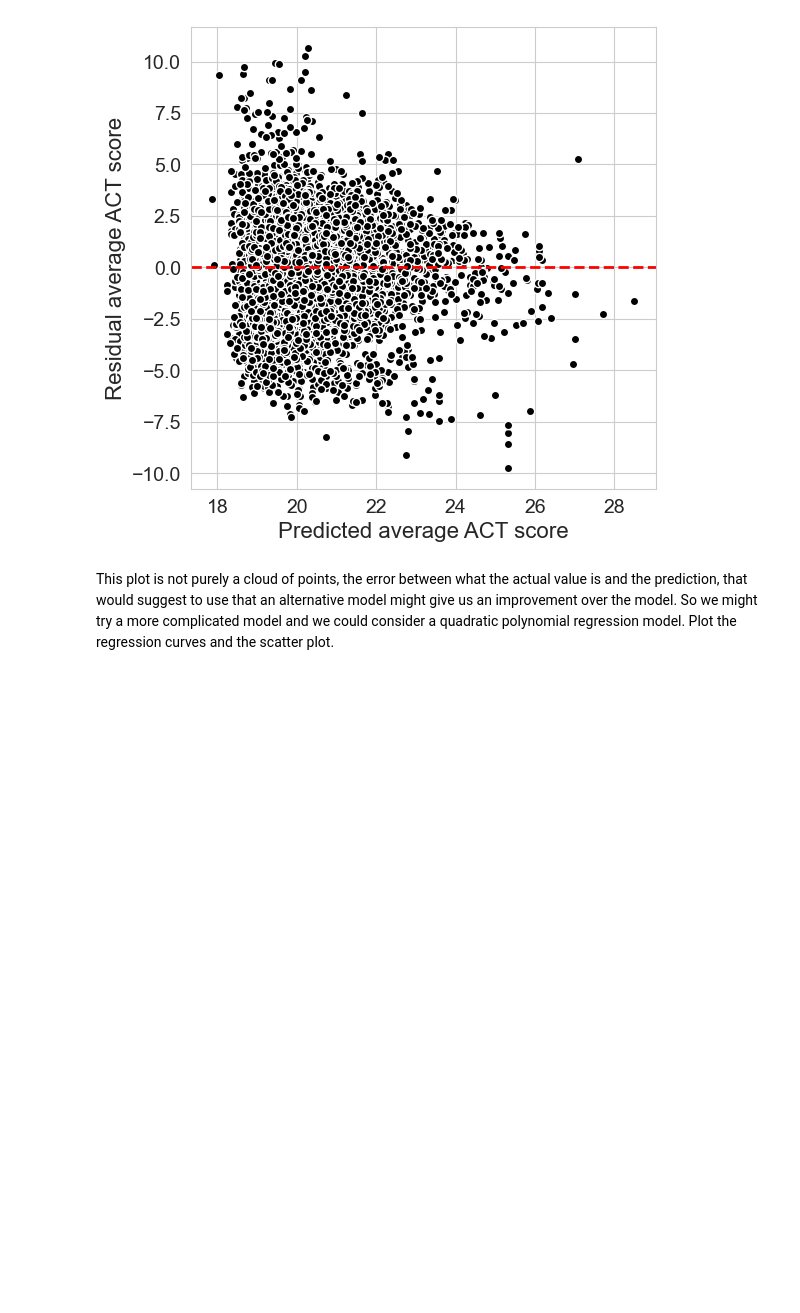
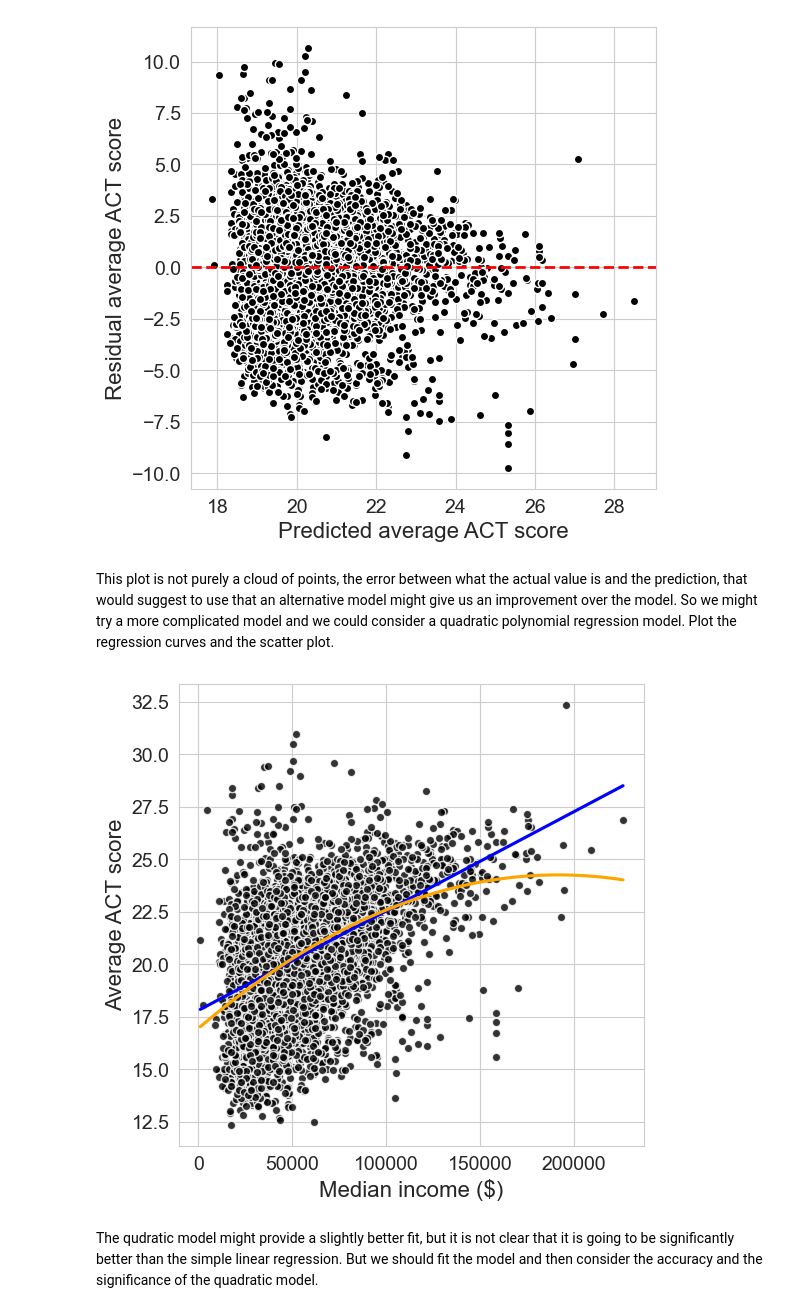
Before and after one commit to TheCong07/data-5100-foundations-of-data-science, a Jupyter notebook: education/code/Education.ipynb, the cells around one changed output. Saved outputs shown, nothing was run; the diff lists cells and outputs as text; code cells hidden in the pictures; blank space fills up the shorter version.

Commit message:
added single predictor model creation

```diff
--- a/education/code/Education.ipynb
+++ b/education/code/Education.ipynb
@@ -661,3 +662,31 @@ plt.show()
 This plot is not purely a cloud of points, the error between what the actual value is and the prediction, that would suggest to use that an alternative model might give us an improvement over the model. So we might try a more complicated model and we could consider a quadratic polynomial regression model. Plot the regression curves and the scatter plot.
 # %%
 plt.figure(figsize=(6, 6))
+
+sns.regplot(data=df,
+            x='median_income',
+            y='average_act',
+            color='blue',
+            ci=False,
+            scatter_kws={'color': 'black', 'edgecolors': 'white', 'linewidths': 1}
+            )
+
+sns.regplot(data=df,
+            x='median_income',
+            y='average_act',
+            order=2,
+            color='orange',
+            ci=False,
+            scatter=False
+            )
+
+plt.xlabel("Median income ($)", fontsize=16)
+plt.ylabel("Average ACT score", fontsize=16)
+
+plt.tick_params(labelsize=14)
+
+plt.show()
+# %% [output]
+[figure, added]
+# %% [markdown]
+The qudratic model might provide a slightly better fit, but it is not clear that it is going to be significantly better than the simple linear regression. But we should fit the model and then consider the accuracy and the significance of the quadratic model.
```
Also changed, not shown: parts of 77 cells of this notebook, 1 other file.
